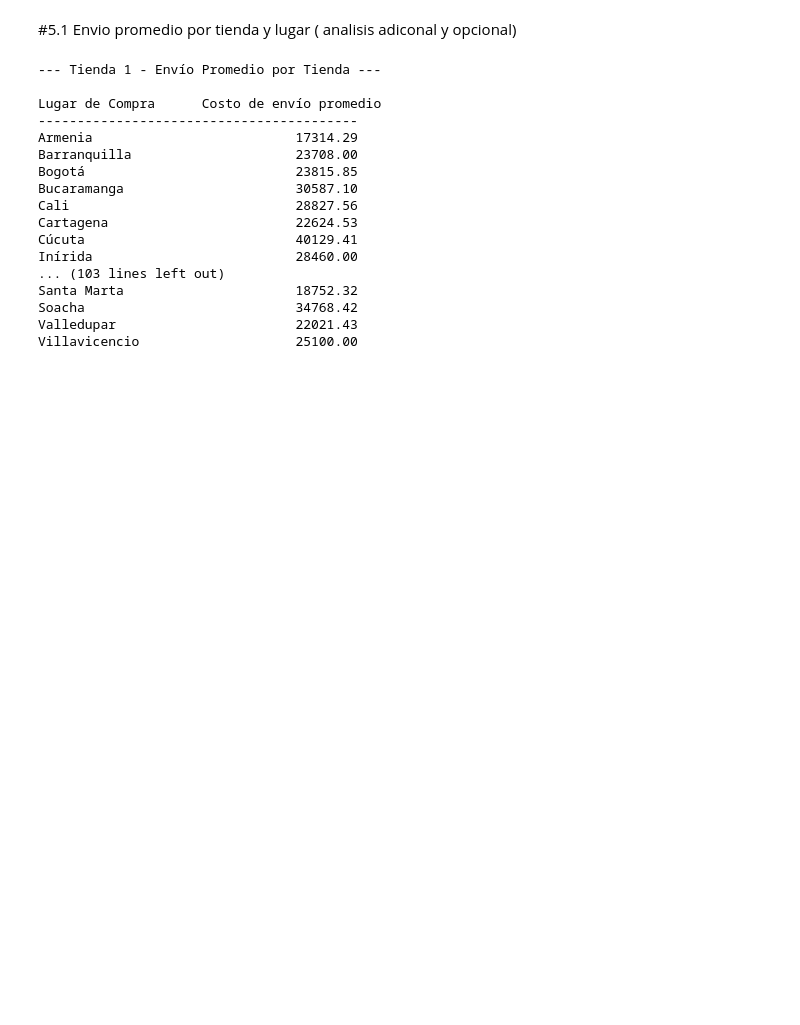
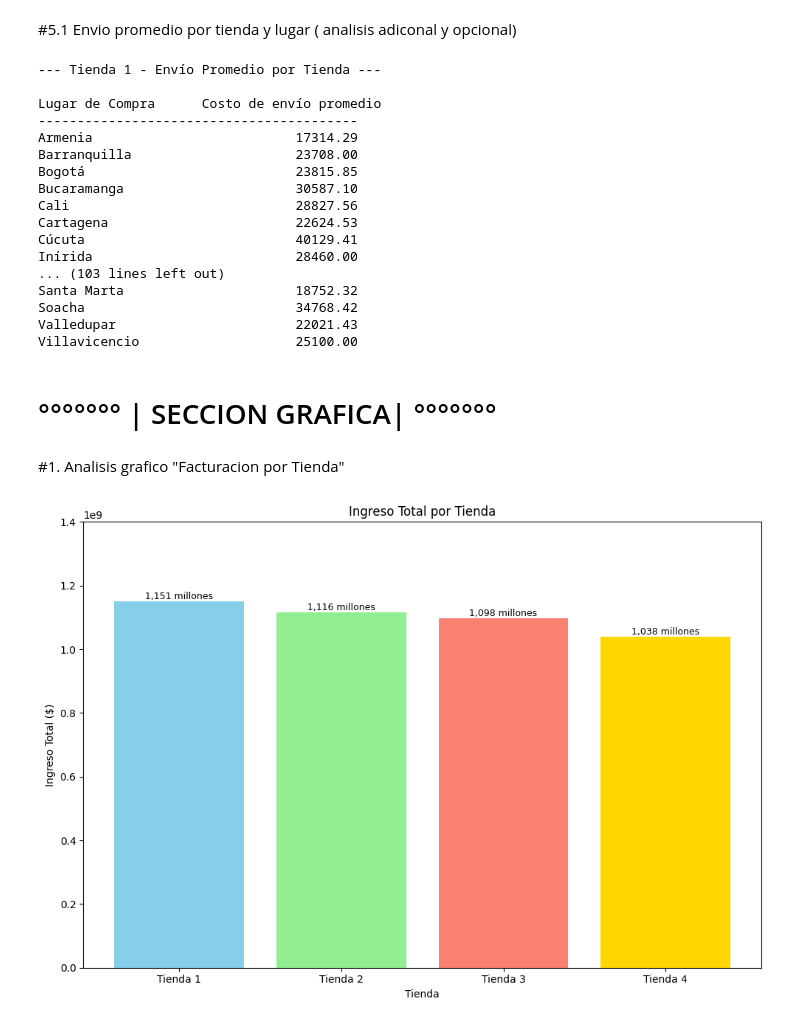
Before and after one commit to LuisNRojas/Alura-StoreChallenge, a Jupyter notebook: AluraStoreLatam.ipynb, the cells around one changed output. Saved outputs shown, nothing was run; the diff lists cells and outputs as text; code cells hidden in the pictures; blank space fills up the shorter version.

```diff
--- a/AluraStoreLatam.ipynb
+++ b/AluraStoreLatam.ipynb
@@ -440,3 +440,67 @@ Santa Marta                      18752.32
 Soacha                           34768.42
 Valledupar                       22021.43
 Villavicencio                    25100.00
+# %% [markdown]
+# °°°°°°°  | SECCION GRAFICA|  °°°°°°°
+# %% [markdown]
+#1. Analisis grafico "Facturacion por Tienda"
+# %%
+import matplotlib.pyplot as plt
+
+# Datos de las tiendas
+nombres_tiendas = ['Tienda 1', 'Tienda 2', 'Tienda 3', 'Tienda 4']
+ingresos = [
+    1150880400,
+    1116343500,
+    1098019600,
+    1038375700
+]
+
+# Crear la figura y los ejes del gráfico usando subplots
+# Puede que necesites ajustar el tamaño (figsize) si los textos se solapan
+fig, ax = plt.subplots(figsize=(10, 7))
+
+# Crear el gráfico de barras verticales
+bars = ax.bar(nombres_tiendas, ingresos, color=['skyblue', 'lightgreen', 'salmon', 'gold'])
+
+# Añadir etiquetas a los ejes y título
+ax.set_xlabel('Tienda')
+ax.set_ylabel('Ingreso Total ($)')
+ax.set_title('Ingreso Total por Tienda')
+
+# --- Establecer el rango del eje Y ---
+# Mantenemos el rango en la escala original de los ingresos para que las barras se muestren correctamente
+ax.set_ylim(0, 1.4e9) # 1.5 mil millones
+# -----------------------------------
+
+# --- Añadir el valor en la parte superior de cada barra en horizontal (formato millones) ---
+for bar in bars:
+    yval = bar.get_height() # Obtiene la altura de la barra (el valor del ingreso original)
+    xval = bar.get_x() + bar.get_width()/2 # Calcula la posición X central de la barra
+
+    # --- Formatear el valor en millones ---
+    # 1. Dividir el valor original por 1 millón
+    valor_en_millones = yval / 1_000_000
+    # 2. Formatear el número (con separador de miles opcional, 0 decimales) y añadir el texto
+    texto_a_mostrar = f'{valor_en_millones:,.0f} millones' # Ejemplo: "1,151 millones"
+    # Si quieres exactamente 4 dígitos sin coma, podrías usar:
+    # texto_a_mostrar = f'{valor_en_millones:.0f} millones' # Ejemplo: "1151 millones"
+    # --------------------------------------
+
+    ax.text(
+        xval,             # Posición X: centrada horizontalmente en la barra
+        yval,             # Posición Y: en la parte superior de la barra
+        texto_a_mostrar,  # El texto formateado
+        va='bottom',      # Alineación vertical: justo encima de la barra
+        ha='center',      # Alineación horizontal: centrar el texto
+        # rotation=0,     # El texto es horizontal por defecto
+        fontsize=9        # Tamaño de fuente opcional (ajusta si hay solapamiento)
+    )
+
+# Ajustar diseño para evitar solapamiento
+plt.tight_layout()
+
+# Mostrar el gráfico
+plt.show()
+# %% [output]
+[figure, added]
```
Also changed, not shown: parts of 3 cells of this notebook.
